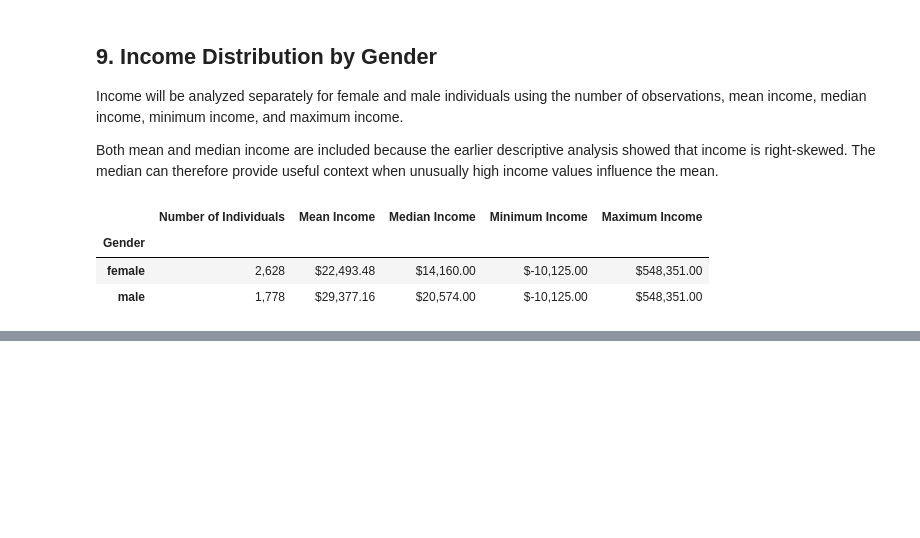
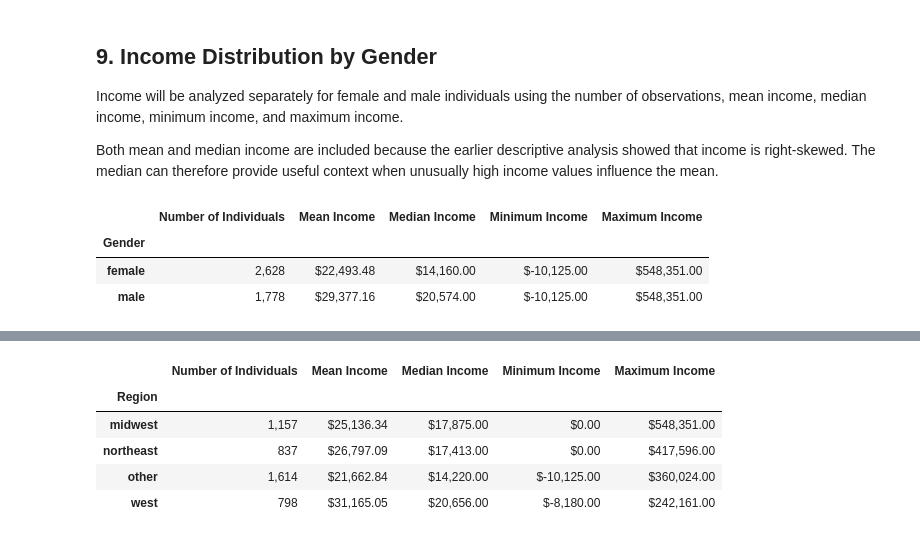
Before and after one commit to Juanb30/Python_Course_End_Projects, a Jupyter notebook: incremental_capstone/notebooks/Capstone_Session_3.ipynb, the cells around one changed output, grey strips where cells are left out. Cells and saved outputs as stored; diff of their text form; code cells hidden in the pictures; blank space fills up the shorter version.

```diff
--- a/incremental_capstone/notebooks/Capstone_Session_3.ipynb
+++ b/incremental_capstone/notebooks/Capstone_Session_3.ipynb
@@ -767,0 +786,38 @@ income_by_gender.style.format({
+# %%
+# Group the dataset by region and calculate
+# descriptive statistics for income.
+income_by_region = df.groupby("region")["income"].agg(
+    Count="count",
+    Mean="mean",
+    Median="median",
+    Minimum="min",
+    Maximum="max"
+)
+
+# Give the row index a descriptive label.
+income_by_region.index.name = "Region"
+
+# Rename the columns for presentation.
+income_by_region.columns = [
+    "Number of Individuals",
+    "Mean Income",
+    "Median Income",
+    "Minimum Income",
+    "Maximum Income"
+]
+
+# Display counts as whole numbers and income as currency.
+income_by_region.style.format({
+    "Number of Individuals": "{:,.0f}",
+    "Mean Income": "${:,.2f}",
+    "Median Income": "${:,.2f}",
+    "Minimum Income": "${:,.2f}",
+    "Maximum Income": "${:,.2f}"
+})
+# %% [output]
+|  | Number of Individuals | Mean Income | Median Income | Minimum Income | Maximum Income |
+| Region |  |  |  |  |  |
+| midwest | 1,157 | $25,136.34 | $17,875.00 | $0.00 | $548,351.00 |
+| northeast | 837 | $26,797.09 | $17,413.00 | $0.00 | $417,596.00 |
+| other | 1,614 | $21,662.84 | $14,220.00 | $-10,125.00 | $360,024.00 |
+| west | 798 | $31,165.05 | $20,656.00 | $-8,180.00 | $242,161.00 |
```
Also changed, not shown: parts of 8 cells of this notebook, 5 other files.
